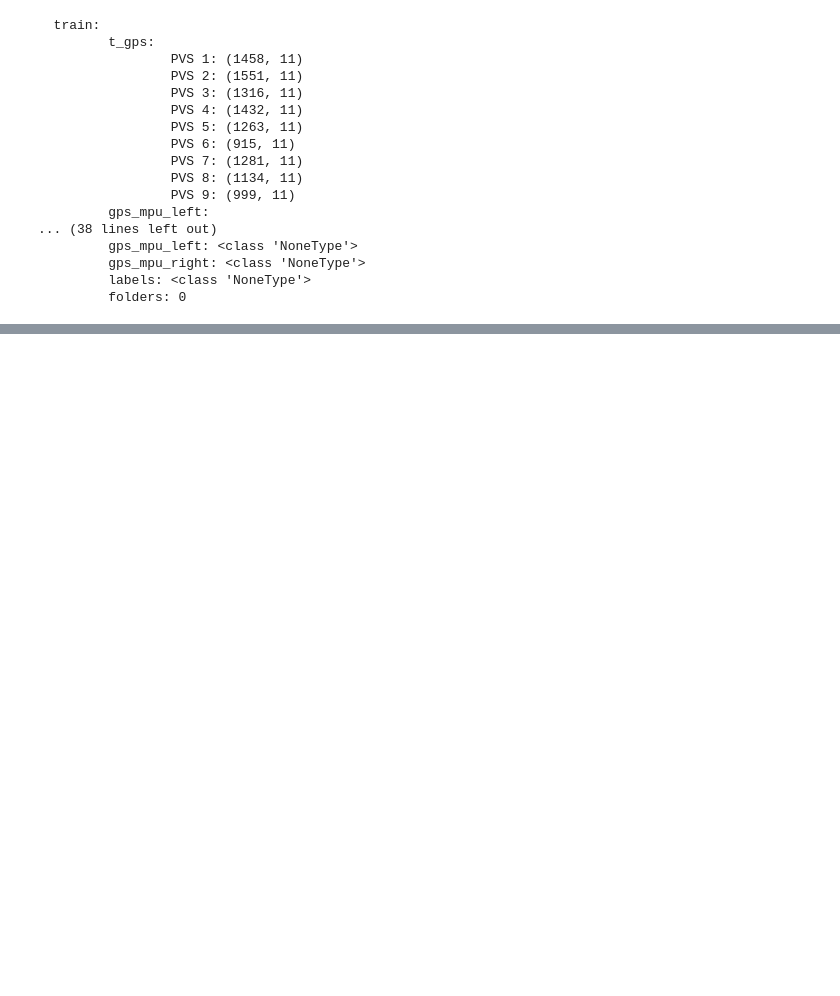
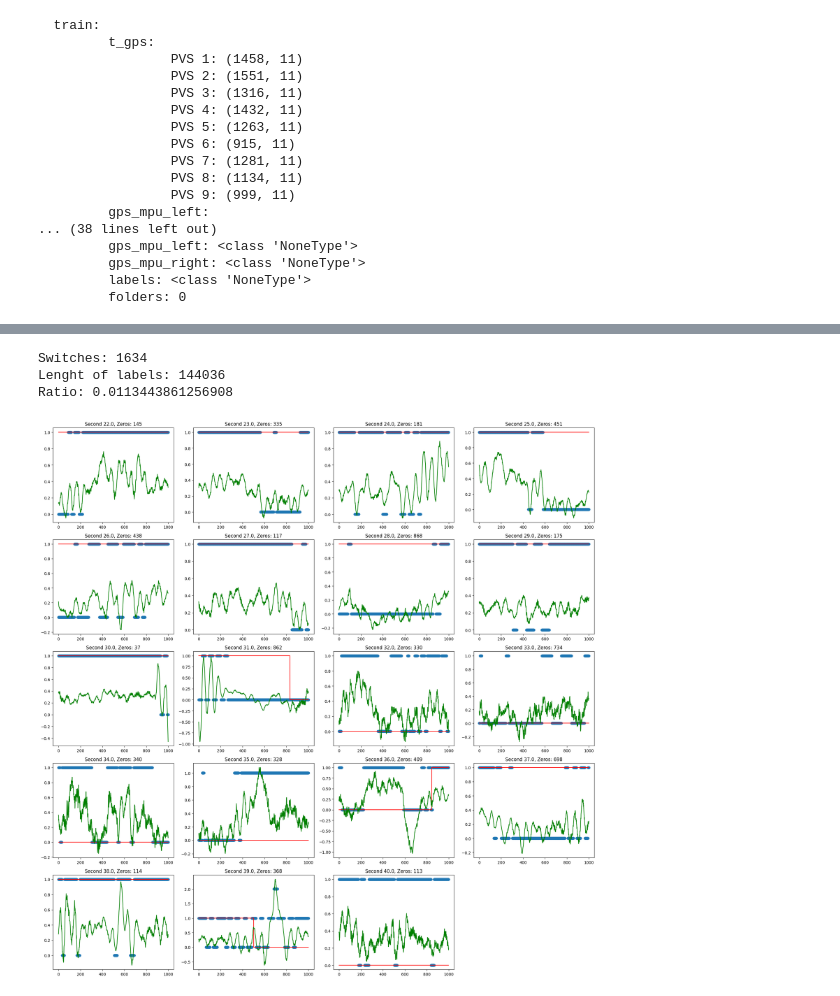
Before and after one commit to binDebug3/CarKalmanFilter, a Jupyter notebook: dallin.ipynb, the cells around one changed output, grey strips where cells are left out. Cells and saved outputs as stored; diff of their text form; code cells hidden in the pictures; blank space fills up the shorter version.

```diff
--- a/dallin.ipynb
+++ b/dallin.ipynb
@@ -41,5 +46,3 @@ The following tables and images are from https://www.kaggle.com/code/jefmenegazz
 | dataset_mpu_right.csv    | Inertial sensor data on the right side of the vehicle.                                             |
 # %% [markdown]
 ![Map of paths](./maps.png "All paths driven by the three drivers.")
-# %%
-data_dict = cleaner.clean_dict(cleaner.load_data())
@@ -109,0 +113,16 @@ B = h.emissionprob_.T
+# %%
+nc = 3
+nf = hmm_train.shape[1]
+
+model = hmm.GaussianHMM(n_components=nc,
+                    covariance_type="tied",
+                    n_iter=200,
+                    tol=1e-4)
+
+print("Fitting")
+start = time.perf_counter()
+model.fit(X)
+print(f"Fitting took {time.perf_counter() - start} seconds")
+
+pi = model.startprob_
+A = model.transmat_.T
@@ -109,0 +132,49 @@ B = h.emissionprob_.T
+# %%
+predicted_labels = model.predict(X)
+# %%
+# how many times does predicted_labels switch form 0 to 1
+switches = 0
+for i in range(1, len(predicted_labels)):
+    if predicted_labels[i] != predicted_labels[i-1]:
+        switches += 1
+
+print(f"Switches: {switches}")
+print(f"Lenght of labels: {len(predicted_labels)}")
+print(f"Ratio: {switches/len(predicted_labels)}")
+
+# plot the predicted labels
+import numpy as np
+start = 20000
+end = 21000
+diff = 1000
+plt.figure(figsize=(20, 20))
+p = 1
+while p < 20:
+    plt.subplot(5, 4, max(p,1))
+    p += 1
+    start += diff
+    end += diff
+    a = predicted_labels[start:end]
+    # count how many zeros
+    zeros = np.count_nonzero(a == 0)
+    # print("Zeros: ", zeros)
+    # print("P:", p)
+    if zeros == 0:
+        p -= 1
+        continue
+    plt.scatter(np.arange(diff), predicted_labels[start:end])
+    plt.plot(np.arange(diff), hmm_true['paved_road'][start:end], color='red')
+    plt.plot(np.arange(diff), X[start:end, 0]-9.5, color='green')
+    plt.title(f"Second {end/1000}, Zeros: {zeros}")
+    # remove axis ticks
+    # plt.xticks([])
+    # plt.yticks([])
+
+# reduce space between subplots
+plt.tight_layout()
+plt.show()
+# %% [output]
+Switches: 1634
+Lenght of labels: 144036
+Ratio: 0.0113443861256908
+[figure, added]
```
Also changed, not shown: parts of 9 cells of this notebook.
